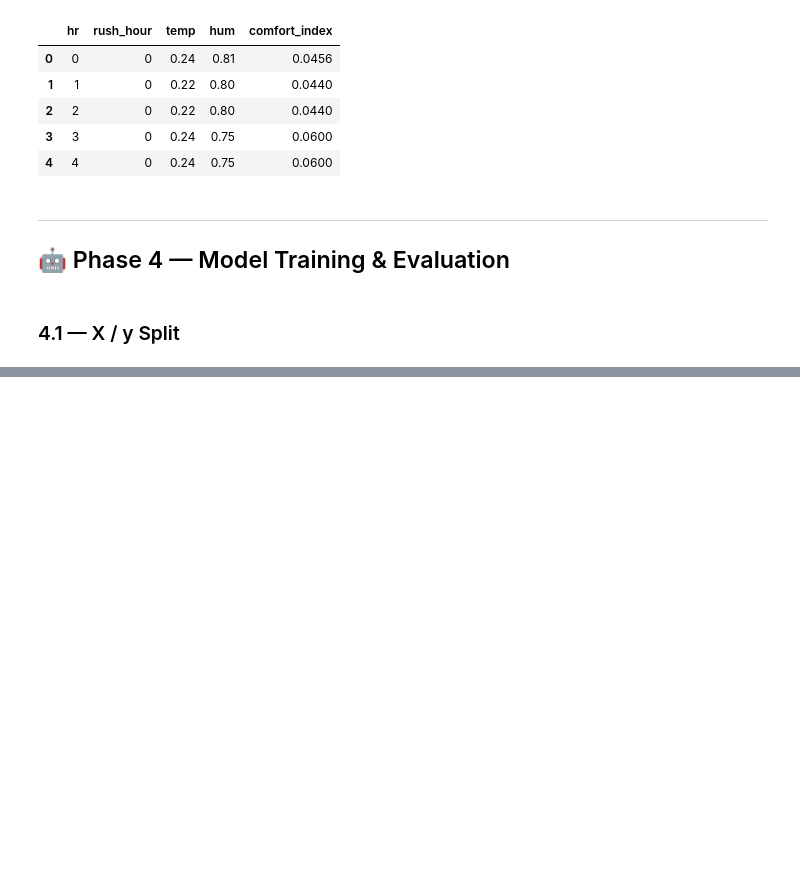
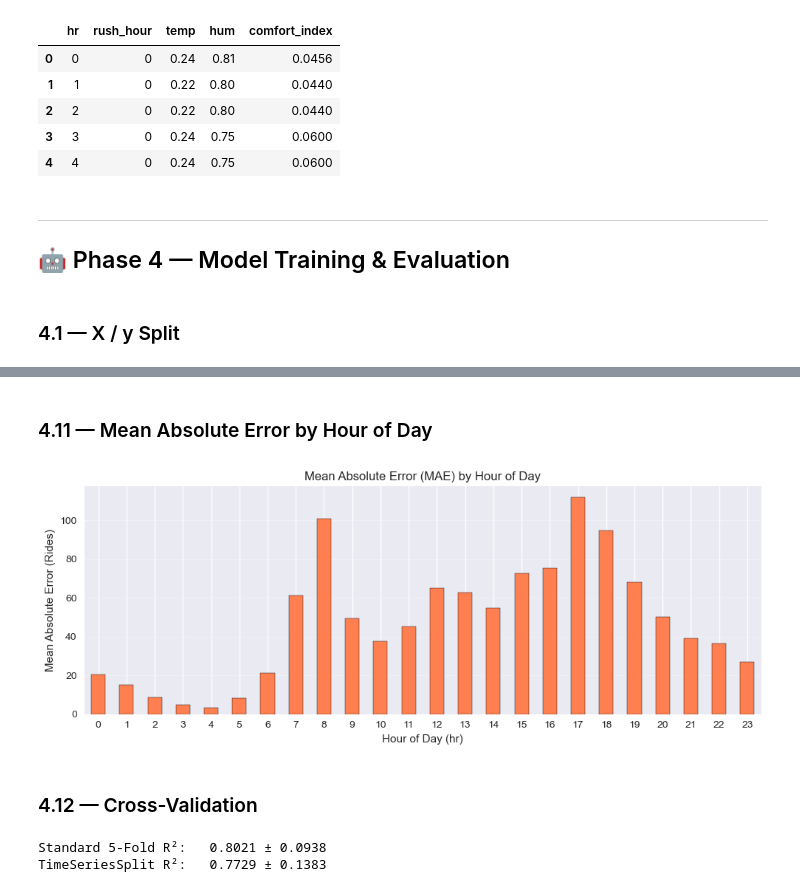
Before and after one commit to sufyan1105/Bike-sharing-demand-prediction, a Jupyter notebook: 03_bike_sharing_demand_predictor.ipynb, the cells around one changed output, grey strips where cells are left out. Drawn from its saved outputs; the diff is of its cells as text; code cells hidden in the pictures; blank space fills up the shorter version.

```diff
--- a/03_bike_sharing_demand_predictor.ipynb
+++ b/03_bike_sharing_demand_predictor.ipynb
@@ -696,0 +359,6 @@ If a question is hard to answer, the fix is usually a plot you skipped — not a
+# %%
+X = df_clean.drop(columns=[TARGET])
+y = df_clean[TARGET]
+
+print(f"X shape: {X.shape}, y shape: {y.shape}")
+print(X.columns.tolist())
@@ -696,0 +512,42 @@ If a question is hard to answer, the fix is usually a plot you skipped — not a
+# %% [markdown]
+### 4.11 — Mean Absolute Error by Hour of Day
+# %%
+df_hourly = X_test.copy()
+if "hr" not in df_hourly.columns:
+    df_hourly["hr"] = df.loc[X_test.index, "hr"]
+df_hourly["actual"] = y_test.values
+df_hourly["pred"] = models["Random Forest"][0].predict(X_test)
+df_hourly["abs_error"] = (df_hourly["actual"] - df_hourly["pred"]).abs()
+
+hourly_metrics = df_hourly.groupby("hr").agg(
+    mae=("abs_error", "mean"),
+    mean_actual=("actual", "mean")
+)
+hourly_metrics["normalized_error"] = hourly_metrics["mae"] / hourly_metrics["mean_actual"]
+
+plt.figure(figsize=(10, 4))
+hourly_metrics["mae"].plot(kind="bar", color="coral", edgecolor="black")
+plt.title("Mean Absolute Error (MAE) by Hour of Day")
+plt.xlabel("Hour of Day (hr)")
+plt.ylabel("Mean Absolute Error (Rides)")
+plt.xticks(rotation=0)
+plt.grid(axis="y", alpha=0.3)
+plt.tight_layout()
+plt.show()
+# %% [output]
+[figure, added]
+# %% [markdown]
+### 4.12 — Cross-Validation
+# %%
+rf_cv = RandomForestRegressor(n_estimators=100, random_state=42)
+
+scores_kfold = cross_val_score(rf_cv, X, y, cv=5, scoring="r2")
+
+tscv = TimeSeriesSplit(n_splits=5)
+scores_tscv = cross_val_score(rf_cv, X, y, cv=tscv, scoring="r2")
+
+print(f"Standard 5-Fold R²:   {scores_kfold.mean():.4f} ± {scores_kfold.std():.4f}")
+print(f"TimeSeriesSplit R²:   {scores_tscv.mean():.4f} ± {scores_tscv.std():.4f}")
+# %% [output]
+Standard 5-Fold R²:   0.8021 ± 0.0938
+TimeSeriesSplit R²:   0.7729 ± 0.1383
```
Also changed, not shown: parts of 48 cells of this notebook.
